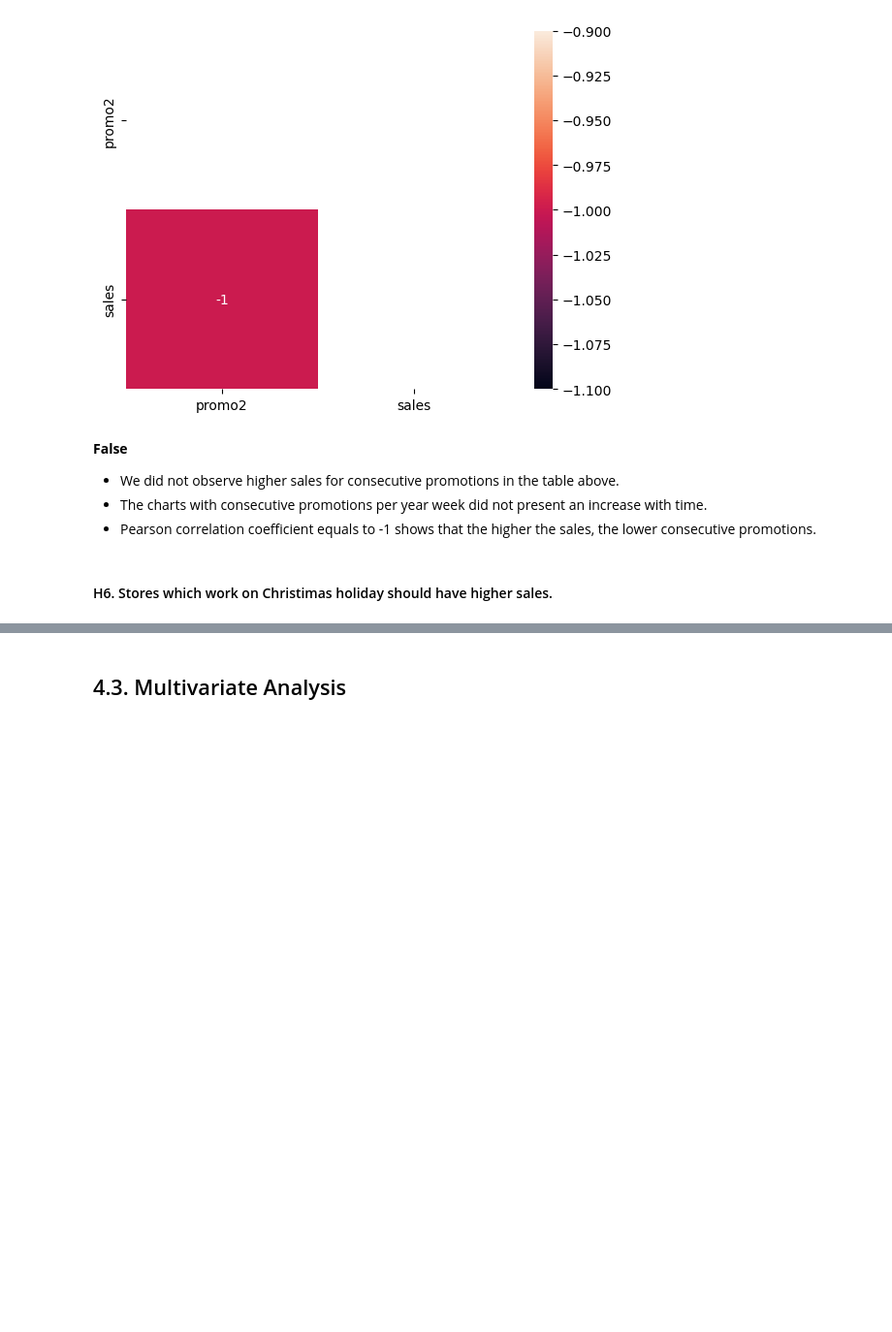
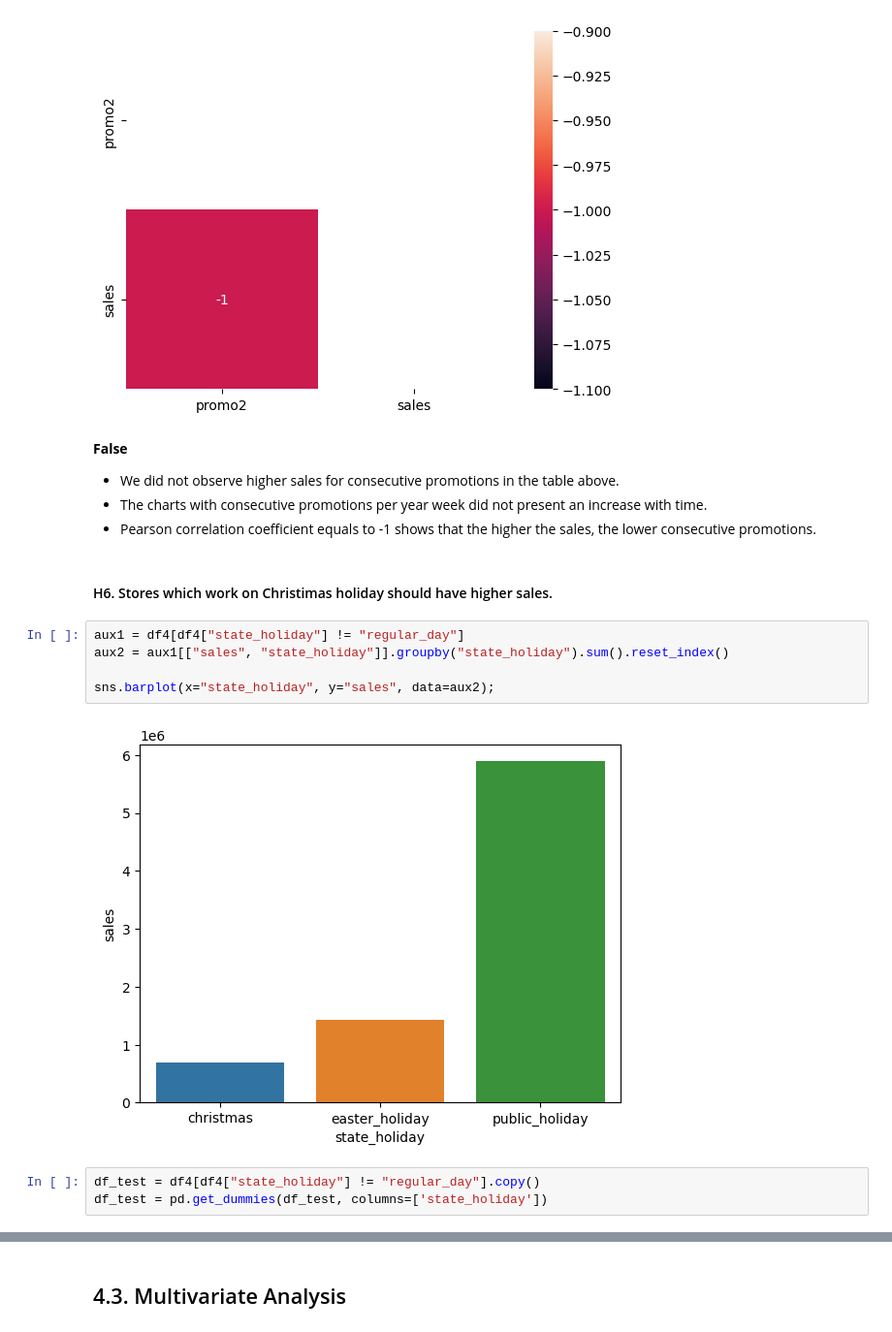
Before and after one commit to lucasquemelli/Rossman_Store_Sales, a Jupyter notebook: rossmann_store_sales.ipynb, the cells around one changed output, grey strips where cells are left out. Shown at 97% size. Drawn from its saved outputs; the diff is of its cells as text; blank space fills up the shorter version.

```diff
--- a/rossmann_store_sales.ipynb
+++ b/rossmann_store_sales.ipynb
@@ -1180,3 +1180,13 @@ sns.heatmap(aux3.corr(method="pearson"), mask = mask, annot=True);
 - Pearson correlation coefficient equals to -1 shows that the higher the sales, the lower consecutive promotions.
 # %% [markdown]
 #### H6. Stores which work on Christimas holiday should have higher sales.
+# %%
+aux1 = df4[df4["state_holiday"] != "regular_day"]
+aux2 = aux1[["sales", "state_holiday"]].groupby("state_holiday").sum().reset_index()
+
+sns.barplot(x="state_holiday", y="sales", data=aux2);
+# %% [output]
+[figure, added]
+# %%
+df_test = df4[df4["state_holiday"] != "regular_day"].copy()
+df_test = pd.get_dummies(df_test, columns=['state_holiday'])
```
Also changed, not shown: parts of 8 cells of this notebook.
